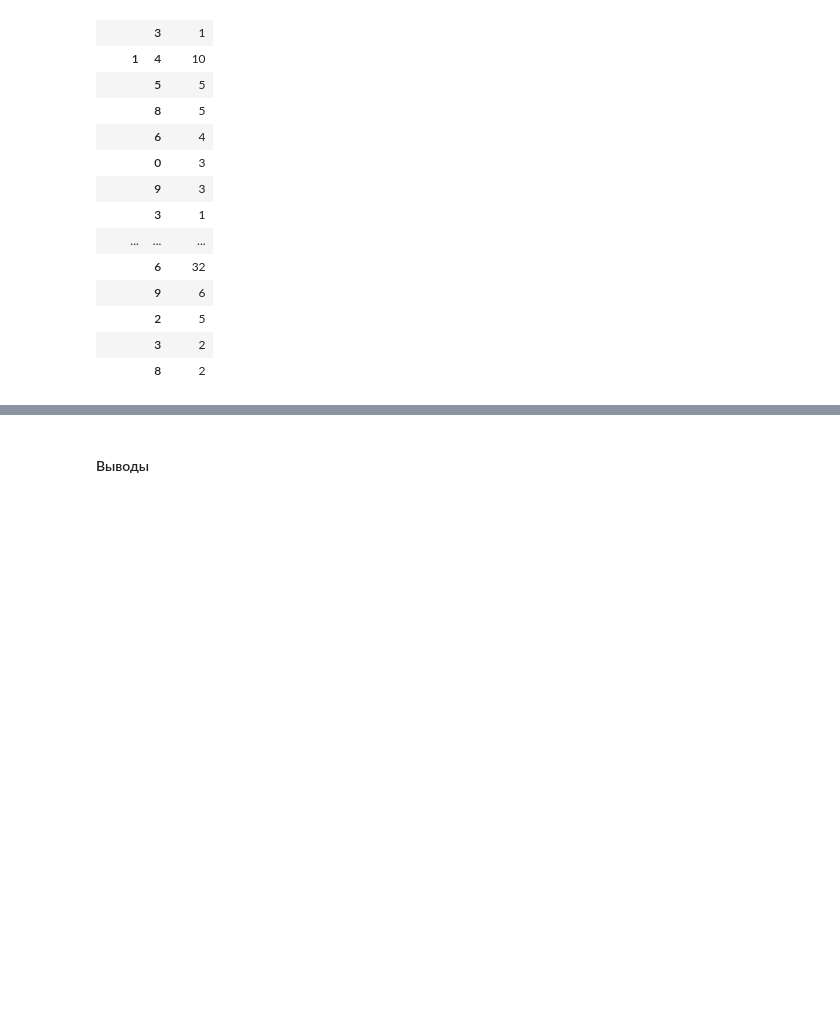
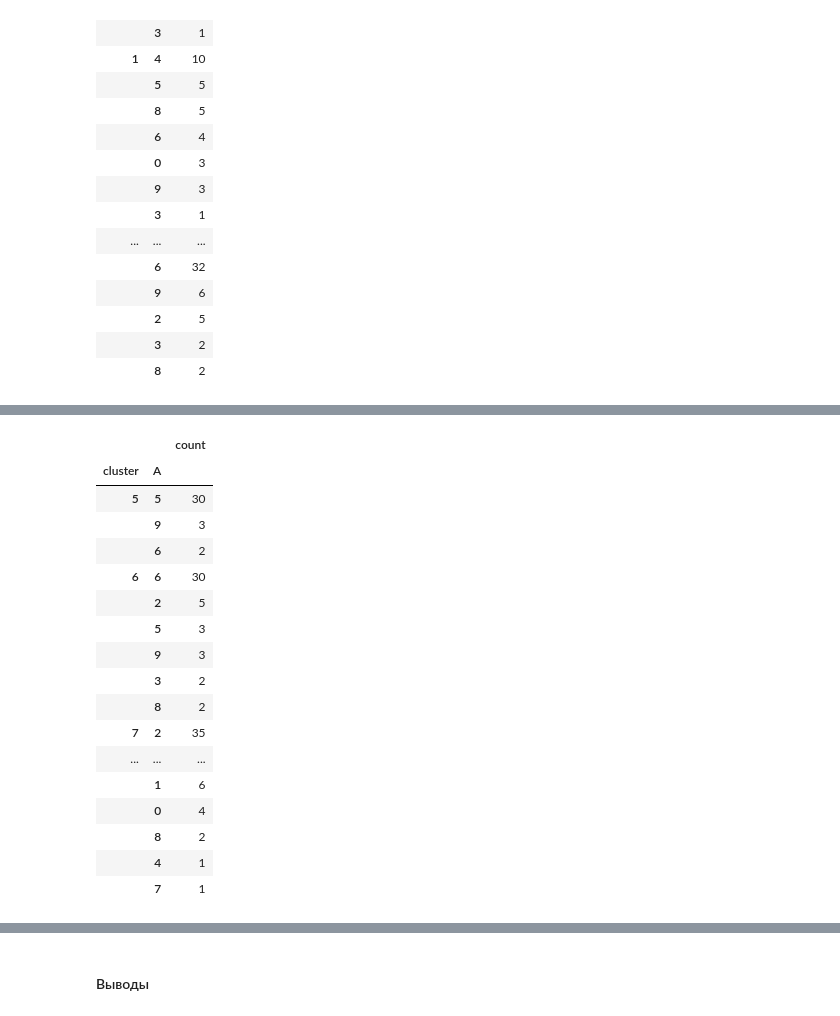
Before and after one commit to AnnaBaiborodova/ITMO_Data_Analysis, a Jupyter notebook: lab1/Hierarchical_Clastering.ipynb, the cells around one changed output, grey strips where cells are left out. Cells and saved outputs as stored; diff of their text form; code cells hidden in the pictures; blank space fills up the shorter version.

```diff
--- a/lab1/Hierarchical_Clastering.ipynb
+++ b/lab1/Hierarchical_Clastering.ipynb
@@ -357,0 +315,23 @@ df[df.cluster==1]
+# %%
+# Интерпретируем, полученные результаты с помощью столбца, содержащего правильные цифры
+count_A = pd.DataFrame(df.groupby(['cluster'])['A'].value_counts())
+count_A[31:]
+# %% [output]
+|  |  | count |
+| cluster | A |  |
+| 5 | 5 | 30 |
+|  | 9 | 3 |
+|  | 6 | 2 |
+| 6 | 6 | 30 |
+|  | 2 | 5 |
+|  | 5 | 3 |
+|  | 9 | 3 |
+|  | 3 | 2 |
+|  | 8 | 2 |
+| 7 | 2 | 35 |
+| ... | ... | ... |
+|  | 1 | 6 |
+|  | 0 | 4 |
+|  | 8 | 2 |
+|  | 4 | 1 |
+|  | 7 | 1 |
```
Also changed, not shown: parts of 17 cells of this notebook.
